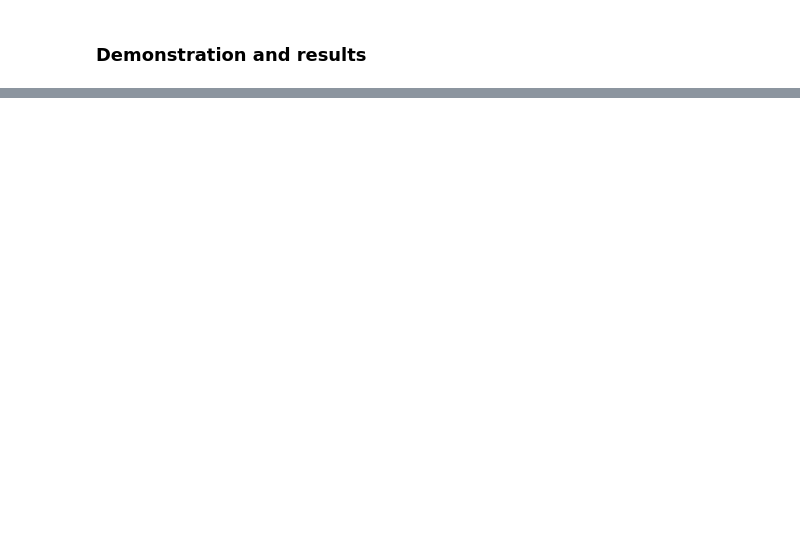
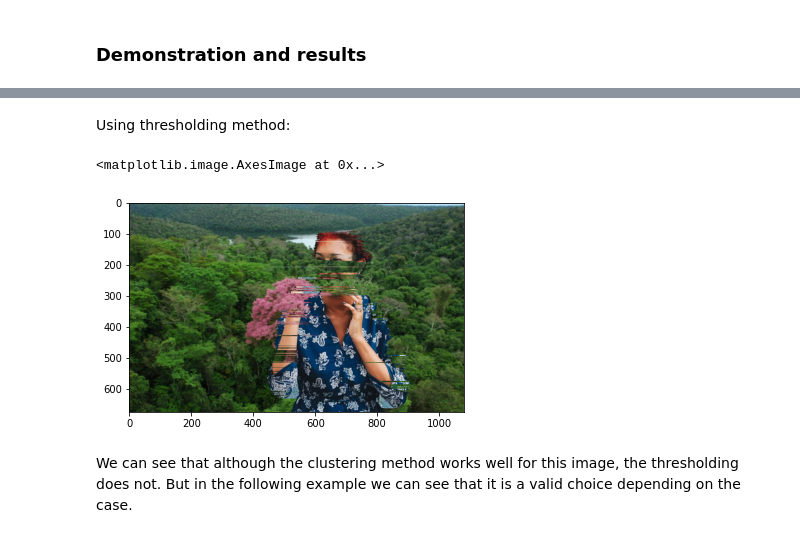
Before and after one commit to kakomarina/background-effects, a Jupyter notebook: report.ipynb, the cells around one changed output, grey strips where cells are left out. Cells and saved outputs as stored; diff of their text form; code cells hidden in the pictures; blank space fills up the shorter version.

```diff
--- a/report.ipynb
+++ b/report.ipynb
@@ -58,0 +118,17 @@ Beatriz Monteiro: triangle threshold initial test, triangle threshold method, gr
+# %% [markdown]
+Using thresholding method:
+# %%
+from change_background_thresholding import change_background_thresholding
+
+girl_grayscale = imageio.imread("girl3.jpg", as_gray=True)
+img_original = imageio.imread("girl3.jpg")
+
+# image_filtered = median_filter(girl_grayscale, 5)
+bool_image = triangle_threshold(girl_grayscale)
+final_image = change_background_thresholding(img_original, bg, bool_image)
+plt.imshow(final_image)
+# %% [output]
+<matplotlib.image.AxesImage at 0x...>
+[figure, added]
+# %% [markdown]
+We can see that although the clustering method works well for this image, the thresholding does not. But in the following example we can see that it is a valid choice depending on the case.
```
Also changed, not shown: parts of 10 cells of this notebook, 1 other file.
